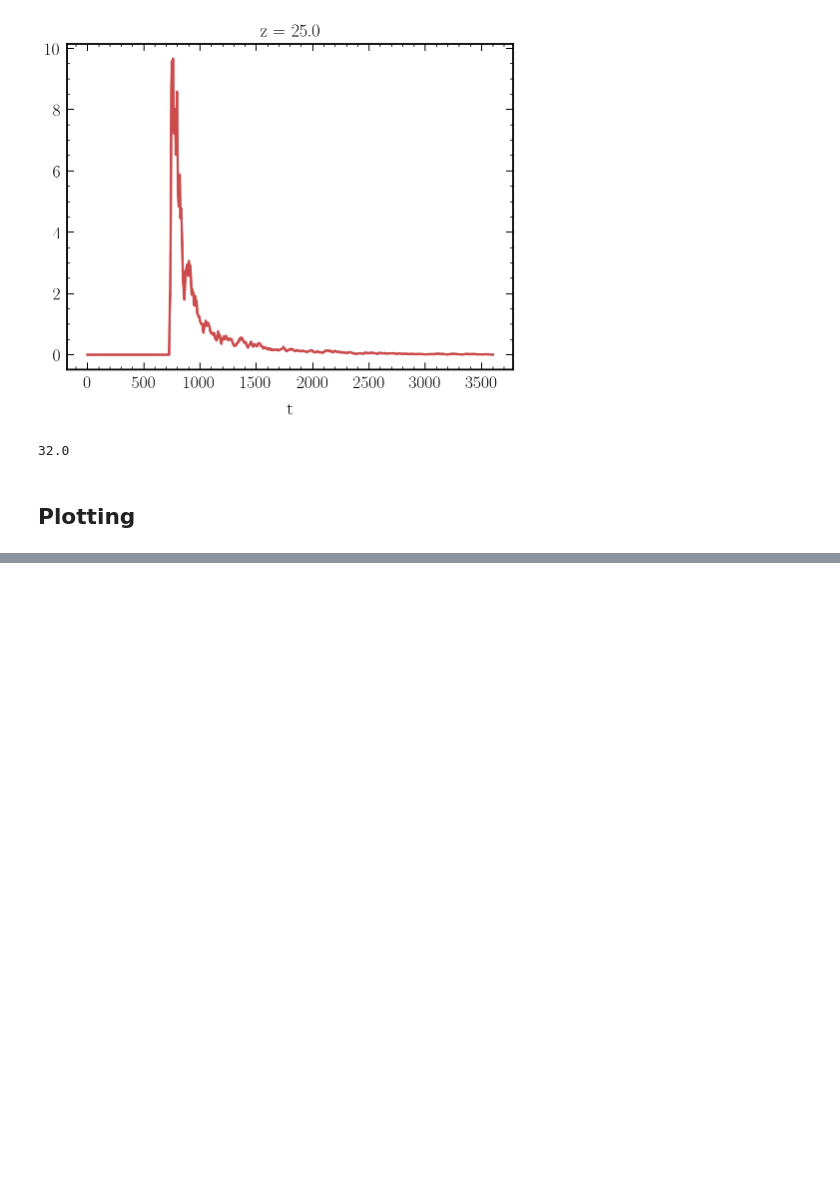
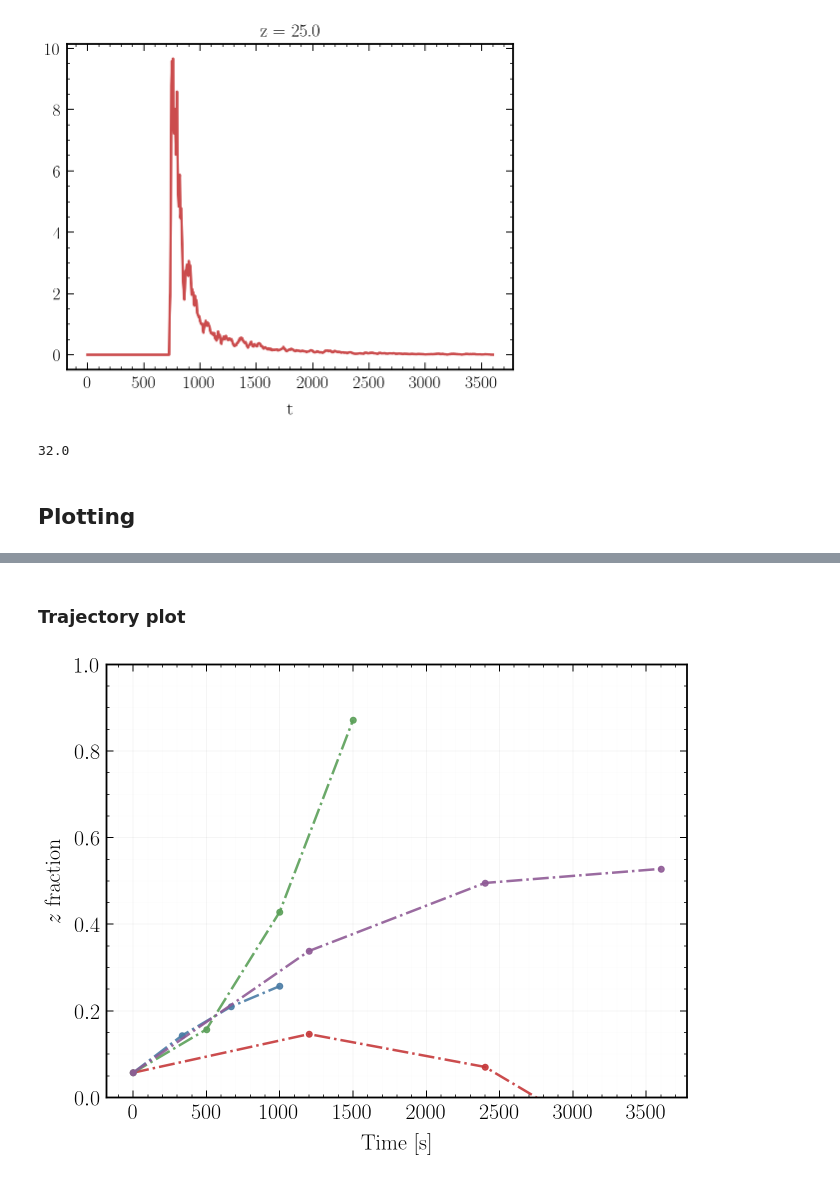
Before and after one commit to jtbuch/PySDM, a Jupyter notebook: examples/PySDM_examples/Buch_et_al_2024/parameter_scan_1d.ipynb, the cells around one changed output, grey strips where cells are left out. Saved outputs shown, nothing was run; the diff lists cells and outputs as text; code cells hidden in the pictures; blank space fills up the shorter version.

```diff
--- a/examples/PySDM_examples/Buch_et_al_2024/parameter_scan_1d.ipynb
+++ b/examples/PySDM_examples/Buch_et_al_2024/parameter_scan_1d.ipynb
@@ -198,0 +216,51 @@ plt.colorbar(contour)
+# %% [markdown]
+### Trajectory plot
+# %%
+# Prepare plot
+fig, ax= plt.subplots(1, 1, figsize= (9, 7) , constrained_layout= True)
+
+time_points = np.linspace(0, 3600, 4)  # Four equally spaced time points: [0, 1200, 2400, 3600]
+time_points_1000 = np.linspace(0, 1000, 4)  # Four equally spaced time points: [0, 333, 667, 1000]
+time_points_1500 = np.linspace(0, 1500, 4)  # Four equally spaced time points: [0, 500, 1000, 1500]
+
+non_monotonic_coefficients = [
+    {'v0': 0.5, 'a1': -0.0002, 'a2': -1e-10},
+    {'v0': 1., 'a1': -0.0003, 'a2': -2e-10},
+    {'v0': 0.1, 'a1': 0.0012, 'a2': -1.2e-10},
+    {'v0': 1.0, 'a1': -0.00015, 'a2': -1.8e-10}
+]
+z0 = 200
+
+# Plot each configuration with z scaled to [0, 1]
+for idx, coeff in enumerate(non_monotonic_coefficients):
+    # Unpack coefficients
+    v0_cubic = coeff['v0']
+    a1_cubic = coeff['a1']
+    a2_cubic = coeff['a2']
+
+    # Use different end times for some of the configurations
+    if idx % 3 == 0:  # First and fourth curves use the full 3600s range
+        time_points_to_use = time_points
+    elif idx % 3 == 1:  # Second curve ends at 1000s
+        time_points_to_use = time_points_1000
+    else:  # Third curve ends at 1500s
+        time_points_to_use = time_points_1500
+
+    # Calculate z(t) for the current configuration
+    z_cubic_original = z0 + v0_cubic * time_points_to_use + a1_cubic * time_points_to_use**2 + a2_cubic * time_points_to_use**3
+
+    # Normalize z(t) to the range [0, 1]
+    z_cubic_scaled = z_cubic_original / 3500  # Normalize by the max value of 3500
+
+    # Plot
+    plt.plot(time_points_to_use, z_cubic_scaled, label=f"v0={v0_cubic}, a1={a1_cubic}, a2={a2_cubic}", marker='o', linestyle='-.')
+
+# Add labels and grid
+plt.xlabel("Time [s]", fontsize= 22)
+plt.ylabel(r"$z$ fraction", fontsize= 22)
+plt.ylim(0, 1)  # Ensure z is between 0 and 1
+ax.tick_params(labeltop=False, top=True, labelright=False, right=True, which='both', labelsize= 22);
+ax.grid(visible=True, which='major', color='black', alpha=0.05, linestyle='-');
+ax.grid(visible=True, which='minor', color='black', alpha=0.01, linestyle='-');
+# %% [output]
+[figure, added]
```
Also changed, not shown: parts of 9 cells of this notebook.
